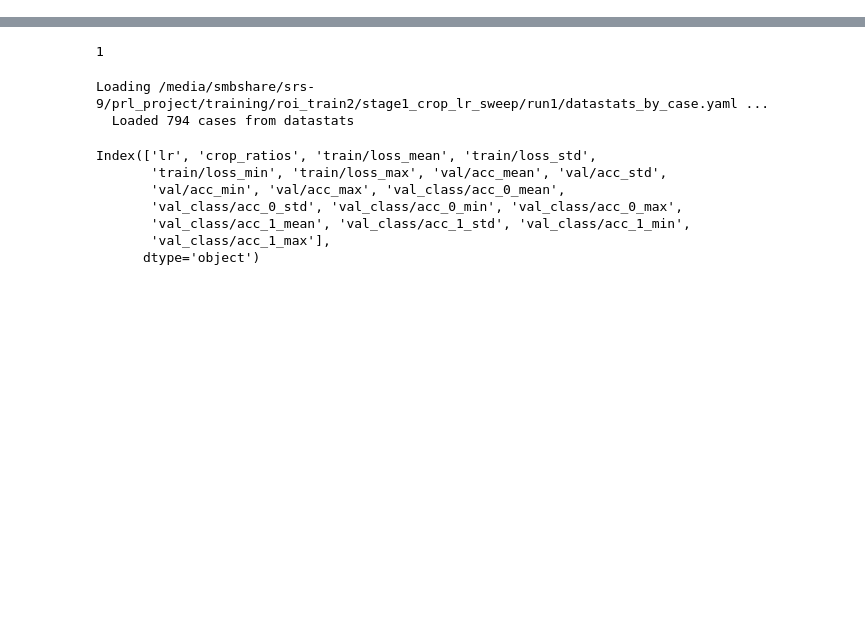
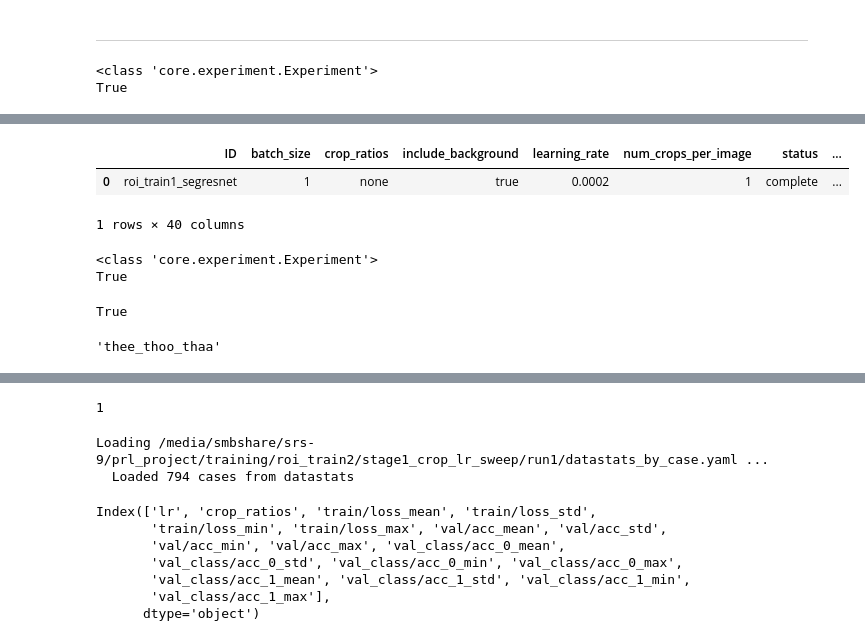
Before and after one commit to srs328/prl_project, a Jupyter notebook: notebooks/evaluate_gridsearch.ipynb, the cells around one changed output, grey strips where cells are left out. Saved outputs shown, nothing was run; the diff lists cells and outputs as text; code cells hidden in the pictures; blank space fills up the shorter version.

Commit message:
better handling of experiments, grids, etc

```diff
--- a/notebooks/evaluate_gridsearch.ipynb
+++ b/notebooks/evaluate_gridsearch.ipynb
@@ -182,0 +166,39 @@ df
+# %% [markdown]
+---
+# %%
+reload_recursive(core.experiment)
+from core.experiment import Experiment
+import scripts.compile_run_metrics
+reload_recursive(scripts.compile_run_metrics)
+from scripts.compile_run_metrics import compile_all_metrics, compile_experiment_metrics
+
+params_to_gather = [
+    "learning_rate",
+    "crop_ratios",
+    "num_crops_per_image",
+    "batch_size",
+    "loss#weight",
+    "loss#include_background",
+]
+
+dataset_name = "roi_train2"
+dataset = Dataset(dataset_name)
+stage = "stage4_sweep_dicece_wts"
+
+dataset = Dataset(dataset_name)
+experiment_home = dataset.work_home / stage
+grid = ExperimentGrid.from_home_dir(experiment_home)
+
+experiments = {
+    "roi_train1": ["roi_train1_segresnet"],
+    "roi_train2": ["run1", "run2", "run3", "test_dicece_lambda"]
+}
+dataset = Dataset("roi_train1")
+exp = Experiment.from_run_dir(dataset.work_home / "roi_train1_segresnet")
+
+compile_all_metrics(experiments=[exp],
+                    params_to_gather=params_to_gather,
+                    use_cache=False,)
+# %% [output]
+<class 'core.experiment.Experiment'>
+True
@@ -182,0 +206,3 @@ df
+|  | ID | batch_size | crop_ratios | include_background | learning_rate | num_crops_per_image | status | ... |
+| 0 | roi_train1_segresnet | 1 | none | true | 0.0002 | 1 | complete | ... |
+1 rows × 40 columns
@@ -182,0 +211,27 @@ df
+# %%
+def compile_experiment_metrics(
+    experiment: Experiment | Path | str,
+    params_to_gather: list[str] | None = None,
+    use_cache: bool = True,
+) -> dict:
+    """ """
+    print(type(experiment))
+    print(isinstance(experiment, Experiment))
+
+    if not isinstance(experiment, Experiment):
+        experiment = Experiment.from_run_dir(experiment)
+
+exp = Experiment.from_run_dir(dataset.work_home / "test_dicece_lambda/run1")
+compile_experiment_metrics(exp, params_to_gather)
+# %% [output]
+<class 'core.experiment.Experiment'>
+True
+# %%
+isinstance(exp, Experiment)
+# %% [output]
+True
+# %%
+thoo = "thee/thoo/thaa"
+thoo.replace("/", "_")
+# %% [output]
+'thee_thoo_thaa'
```
Also changed, not shown: parts of 20 cells of this notebook, 14 other files.
